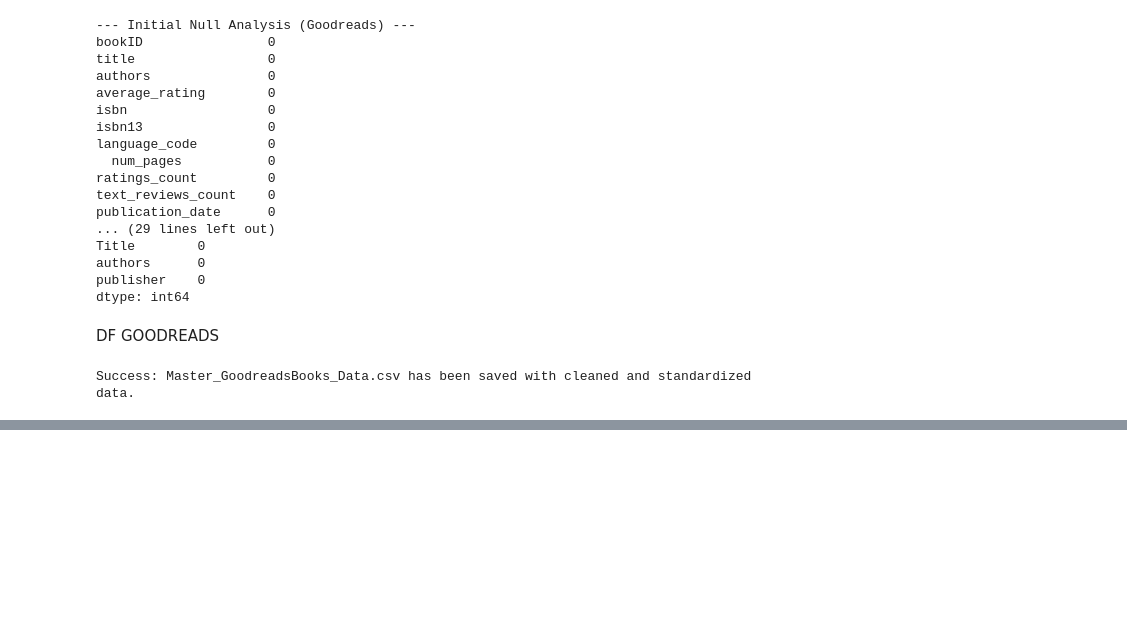
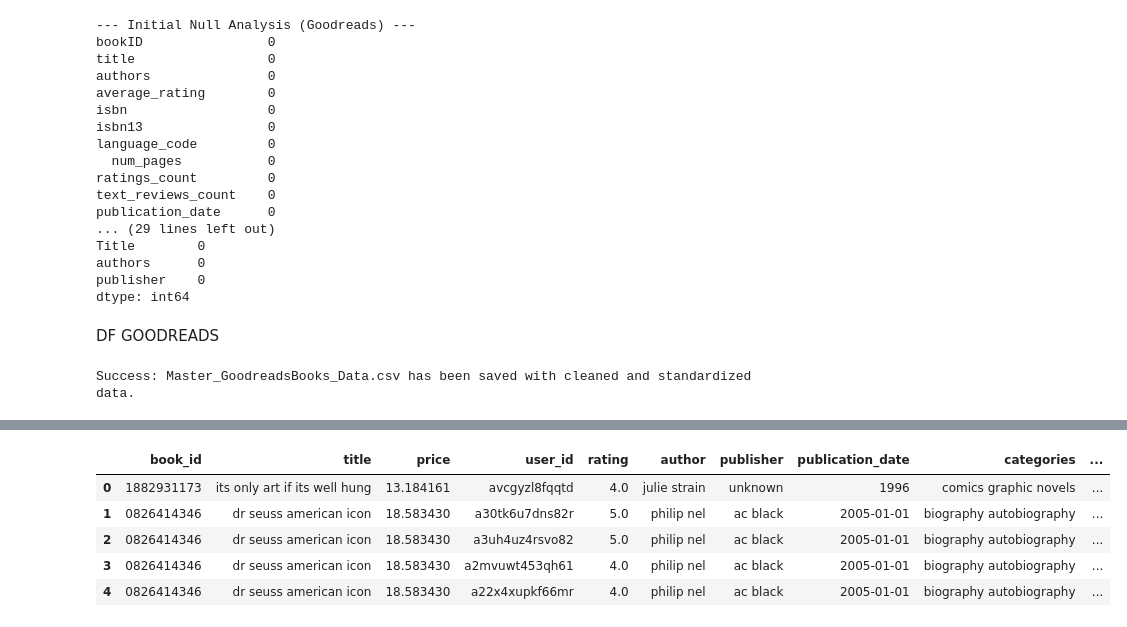
Before and after one commit to CMOancea/Proyecto-final_bookshop, a Jupyter notebook: main.ipynb, the cells around one changed output, grey strips where cells are left out. Saved outputs shown, nothing was run; the diff lists cells and outputs as text; code cells hidden in the pictures; blank space fills up the shorter version.

```diff
--- a/main.ipynb
+++ b/main.ipynb
@@ -1152,0 +1477,9 @@ Success: Master_GoodreadsBooks_Data.csv has been saved with cleaned and standard
+# %%
+df_amazon_master.head()
+# %% [output]
+|  | book_id | title | price | user_id | rating | author | publisher | publication_date | categories | ... |
+| 0 | 1882931173 | its only art if its well hung | 13.184161 | avcgyzl8fqqtd | 4.0 | julie strain | unknown | 1996 | comics graphic novels | ... |
+| 1 | 0826414346 | dr seuss american icon | 18.583430 | a30tk6u7dns82r | 5.0 | philip nel | ac black | 2005-01-01 | biography autobiography | ... |
+| 2 | 0826414346 | dr seuss american icon | 18.583430 | a3uh4uz4rsvo82 | 5.0 | philip nel | ac black | 2005-01-01 | biography autobiography | ... |
+| 3 | 0826414346 | dr seuss american icon | 18.583430 | a2mvuwt453qh61 | 4.0 | philip nel | ac black | 2005-01-01 | biography autobiography | ... |
+| 4 | 0826414346 | dr seuss american icon | 18.583430 | a22x4xupkf66mr | 4.0 | philip nel | ac black | 2005-01-01 | biography autobiography | ... |
```
Also changed, not shown: parts of 35 cells of this notebook, 7 other files.
